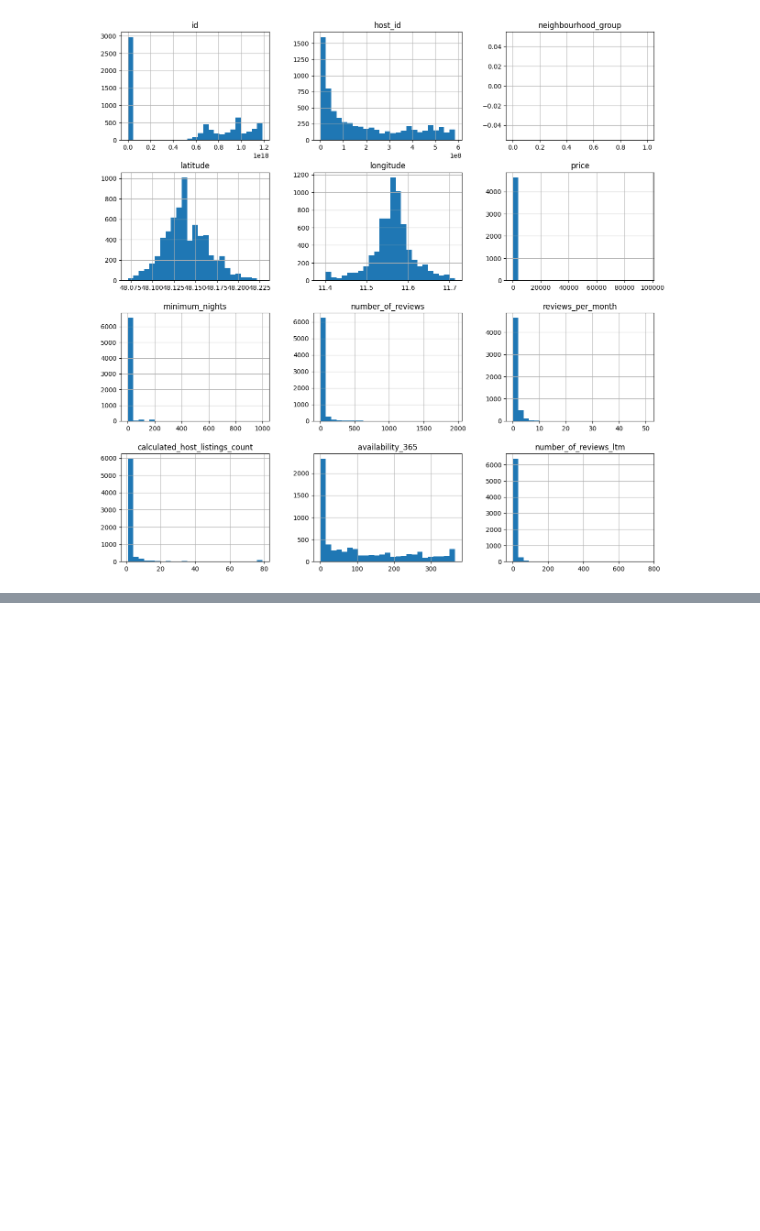
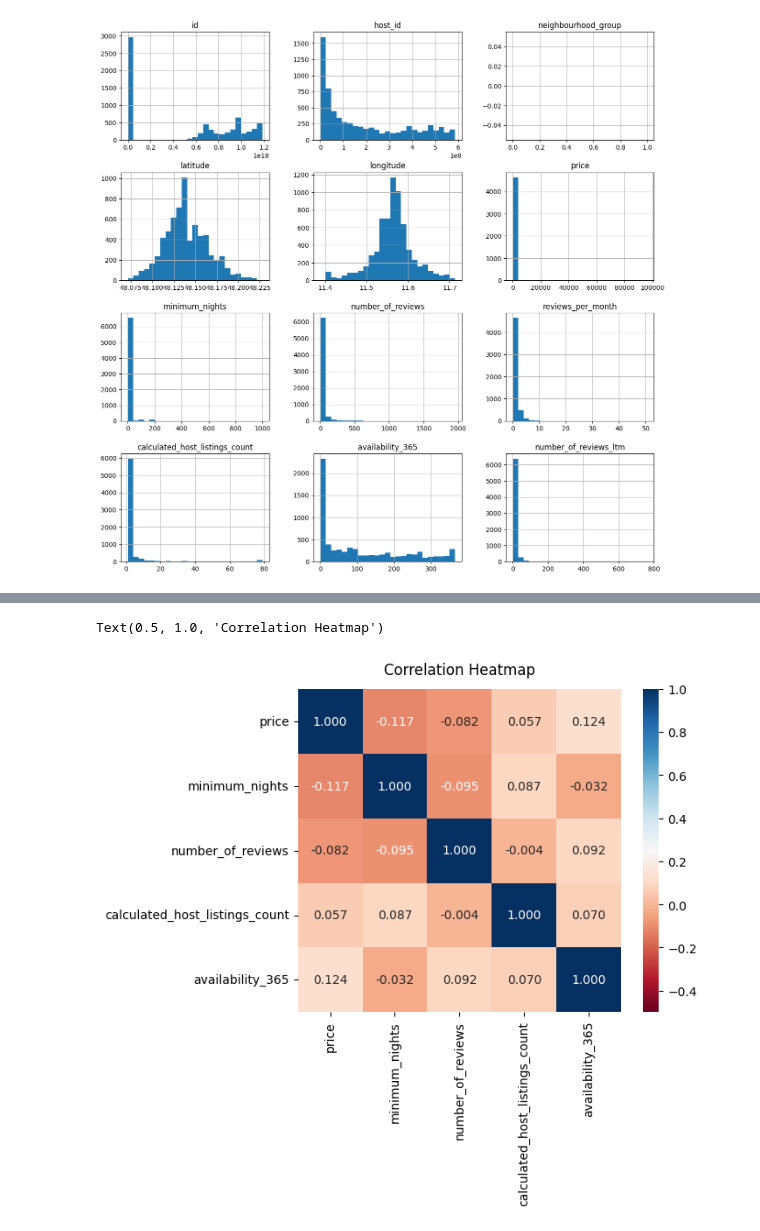
Before and after one commit to hugomaestri/data_science, a Jupyter notebook: 0-Airbnb_data_analysis.ipynb, the cells around one changed output, grey strips where cells are left out. Saved outputs shown, nothing was run; the diff lists cells and outputs as text; code cells hidden in the pictures; blank space fills up the shorter version.

```diff
--- a/0-Airbnb_data_analysis.ipynb
+++ b/0-Airbnb_data_analysis.ipynb
@@ -117,0 +228,3 @@ df.hist(bins=25,figsize=(15,15));
+# %%
+correlation = df_clean[["price", "minimum_nights", "number_of_reviews", "calculated_host_listings_count", "availability_365"]].corr()
+display(correlation)
@@ -117,0 +238,6 @@ df.hist(bins=25,figsize=(15,15));
+# %%
+heatmap = sns.heatmap(correlation, vmin=-0.50, vmax=1, cmap='RdBu', fmt=".3f", annot=True, square=True)
+heatmap.set_title('Correlation Heatmap', fontdict={'fontsize':12}, pad=12)
+# %% [output]
+Text(0.5, 1.0, 'Correlation Heatmap')
+[figure, added]
```
Also changed, not shown: parts of 13 cells of this notebook.
